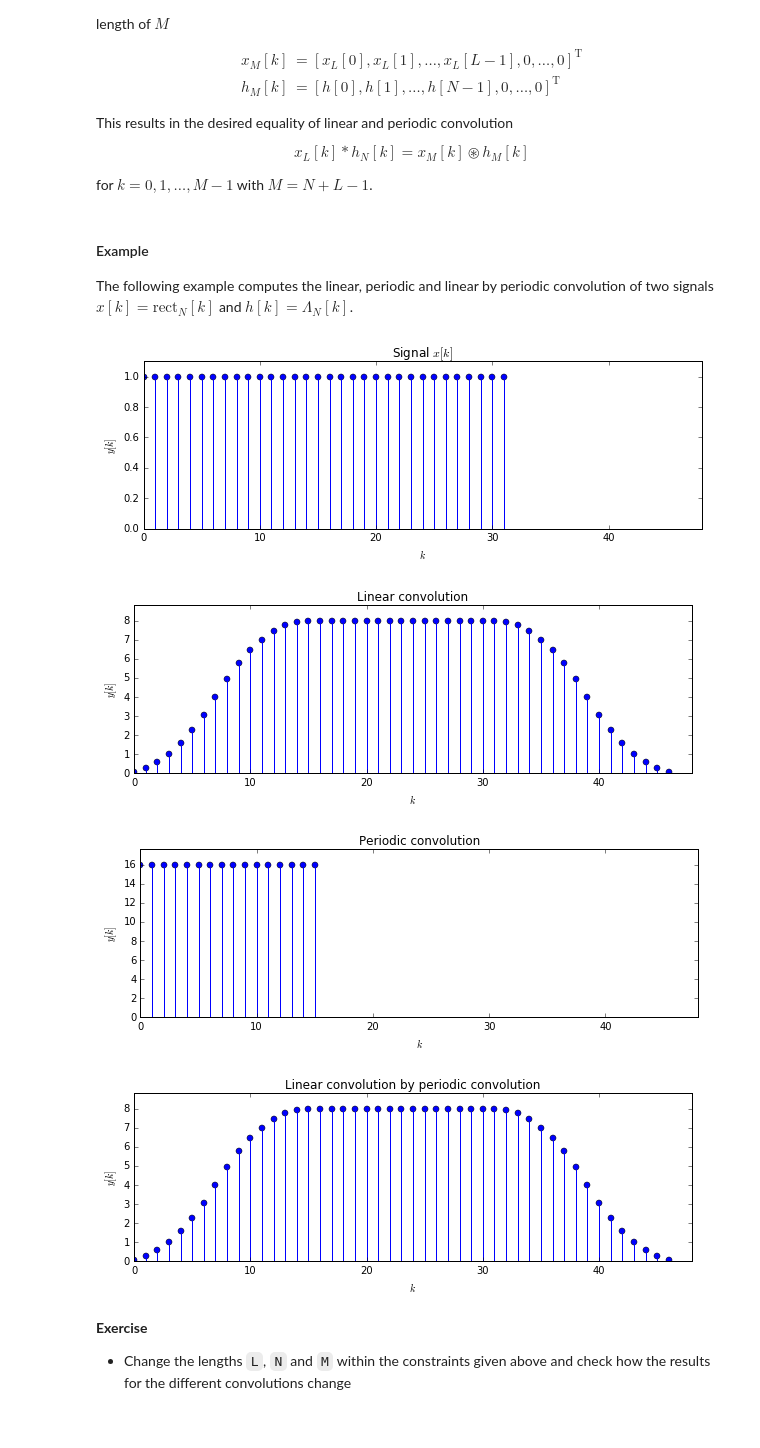
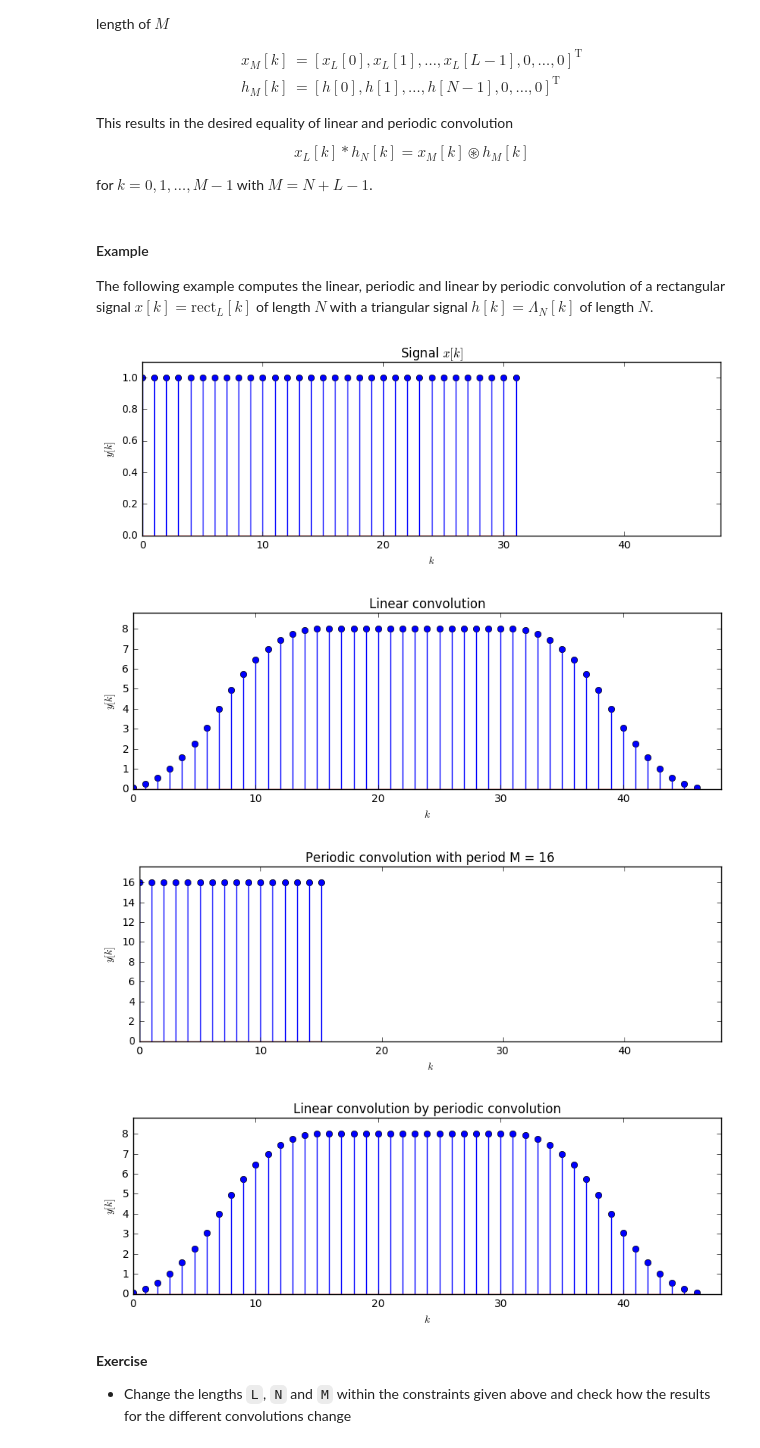
Before and after one commit to spatialaudio/digital-signal-processing-lecture, a Jupyter notebook: nonrecursive_filters/fast_convolution.ipynb, the cells around one changed output. Drawn from its saved outputs; the diff is of its cells as text; code cells hidden in the pictures.

Commit message:
Fixed implementation of circular/periodic convolution

```diff
--- a/nonrecursive_filters/fast_convolution.ipynb
+++ b/nonrecursive_filters/fast_convolution.ipynb
@@ -60,7 +60,7 @@ for $k = 0,1,\dots, M-1$ with $M = N+L-1$.
 # %% [markdown]
 #### Example
 
-The following example computes the linear, periodic and linear by periodic convolution of two signals $x[k] = \text{rect}_N[k]$ and $h[k] = \Lambda_N[k]$.
+The following example computes the linear, periodic and linear by periodic convolution of a rectangular signal $x[k] = \text{rect}_L[k]$ of length $N$ with a triangular signal $h[k] = \Lambda_N[k]$ of length $N$.
 # %%
 %matplotlib inline
 import numpy as np
@@ -72,22 +72,26 @@ N = 16  # length of signal h[k]
 M = 16  # periodicity of periodic convolution
 
 
-def cconv(x, h, M):
-    L = len(x)
-    N = len(h)
-    # periodic continuation of x
-    xc = np.copy(x)
-    if M<L:
-        xc[0:-M+L] += xc[M:L]
-        xc = xc[0:M]
-    # zero-padding of h
-    hp = h
-    if N<M:
-        hp = np.append(hp, np.zeros(M-N))
-    # circular convolution
-    y = [np.dot(np.roll(xc[::-1], k+1), hp) for k in np.arange(M)]
+def cconv(x, y, P):
+    # Periodic convolution with period P of two signals x and y
+    x = _wrap(x, P)
+    h = _wrap(y, P)
 
-    return np.asarray(y)
+    return np.fromiter([np.dot(np.roll(x[::-1], k+1), h) for k in np.arange(P)], float)
+
+
+def _wrap(x, N):
+    # Zero-padding to length N or periodic summation with period N
+    M = len(x)
+    rows = int(np.ceil(M/N))
+
+    if (M < int(N*rows)):
+        x = np.pad(x, (0, int(N*rows-M)), 'constant')
+
+    x = np.reshape(x, (rows, N))
+
+    return np.sum(x, axis=0)
+
 
 # generate signals
 x = np.ones(L)
@@ -95,38 +99,38 @@ h = sig.triang(N)
 
 # linear convolution
 y1 = np.convolve(x, h, 'full')
 # periodic convolution
 y2 = cconv(x, h, M)
 # linear convolution via periodic convolution
 xp = np.append(x, np.zeros(N-1))
 hp = np.append(h, np.zeros(L-1))
 y3 = cconv(xp, hp, L+N-1)
 
 # plot results
 def plot_signal(x):
     plt.figure(figsize = (10, 3))
     plt.stem(x)
     plt.xlabel(r'$k$')
     plt.ylabel(r'$y[k]$')
     plt.axis([0, N+L, 0, 1.1*x.max()])
 
 
 plot_signal(x)
 plt.title('Signal $x[k]$')
 
 plot_signal(y1)
 plt.title('Linear convolution')
 
 plot_signal(y2)
-plt.title('Periodic convolution')
+plt.title('Periodic convolution with period M = %d' %M)
 
 plot_signal(y3)
 plt.title('Linear convolution by periodic convolution');
 # %% [output]
-[figure, old version]
+[figure, new version]
-[figure, old version]
+[figure, new version]
-[figure, old version]
+[figure, new version]
-[figure, old version]
+[figure, new version]
 # %% [markdown]
 **Exercise**
 
```
Also changed, not shown: parts of 2 cells of this notebook, 3 other files.
